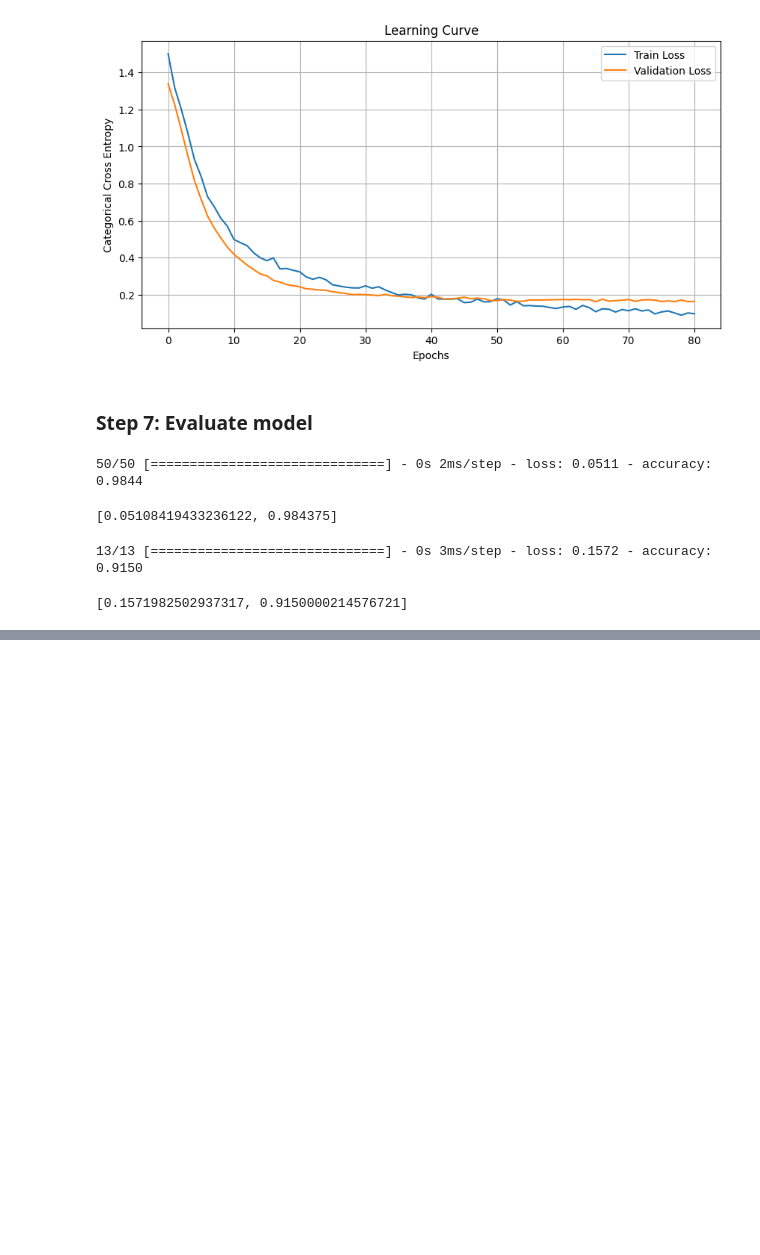
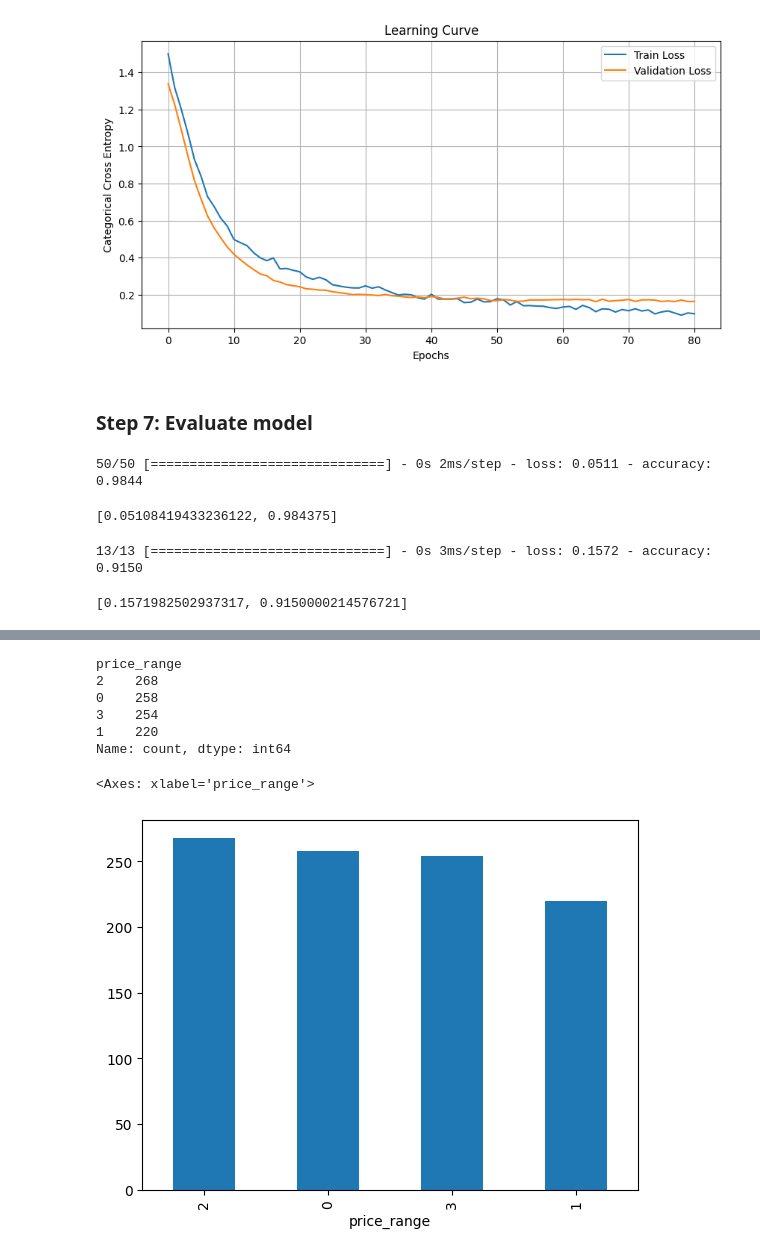
Before and after one commit to utkarshg1/DL-2pm-4pm-Weekend, a Jupyter notebook: Mobile_Multiclass.ipynb, the cells around one changed output, grey strips where cells are left out. Drawn from its saved outputs; the diff is of its cells as text; code cells hidden in the pictures; blank space fills up the shorter version.

```diff
--- a/Mobile_Multiclass.ipynb
+++ b/Mobile_Multiclass.ipynb
@@ -347,0 +523,3 @@ model.evaluate(xtest, ytest_cat)
+# %%
+probs = model.predict(xnew_pre)
+probs[0:5]
@@ -347,0 +534,3 @@ model.evaluate(xtest, ytest_cat)
+# %%
+preds = np.argmax(probs, axis=1)
+max_probs = np.max(probs, axis=1)
@@ -347,0 +548,3 @@ model.evaluate(xtest, ytest_cat)
+# %%
+df_final = xnew[['id']]
+df_final
@@ -347,0 +565,3 @@ model.evaluate(xtest, ytest_cat)
+# %%
+df_final['price_range'] = preds
+df_final['probability'] = max_probs
@@ -347,0 +584,14 @@ model.evaluate(xtest, ytest_cat)
+# %%
+df_final['price_range'].value_counts()
+# %% [output]
+price_range
+2    268
+0    258
+3    254
+1    220
+Name: count, dtype: int64
+# %%
+df_final['price_range'].value_counts().plot(kind='bar')
+# %% [output]
+<Axes: xlabel='price_range'>
+[figure, added]
```
Also changed, not shown: parts of 33 cells of this notebook.
